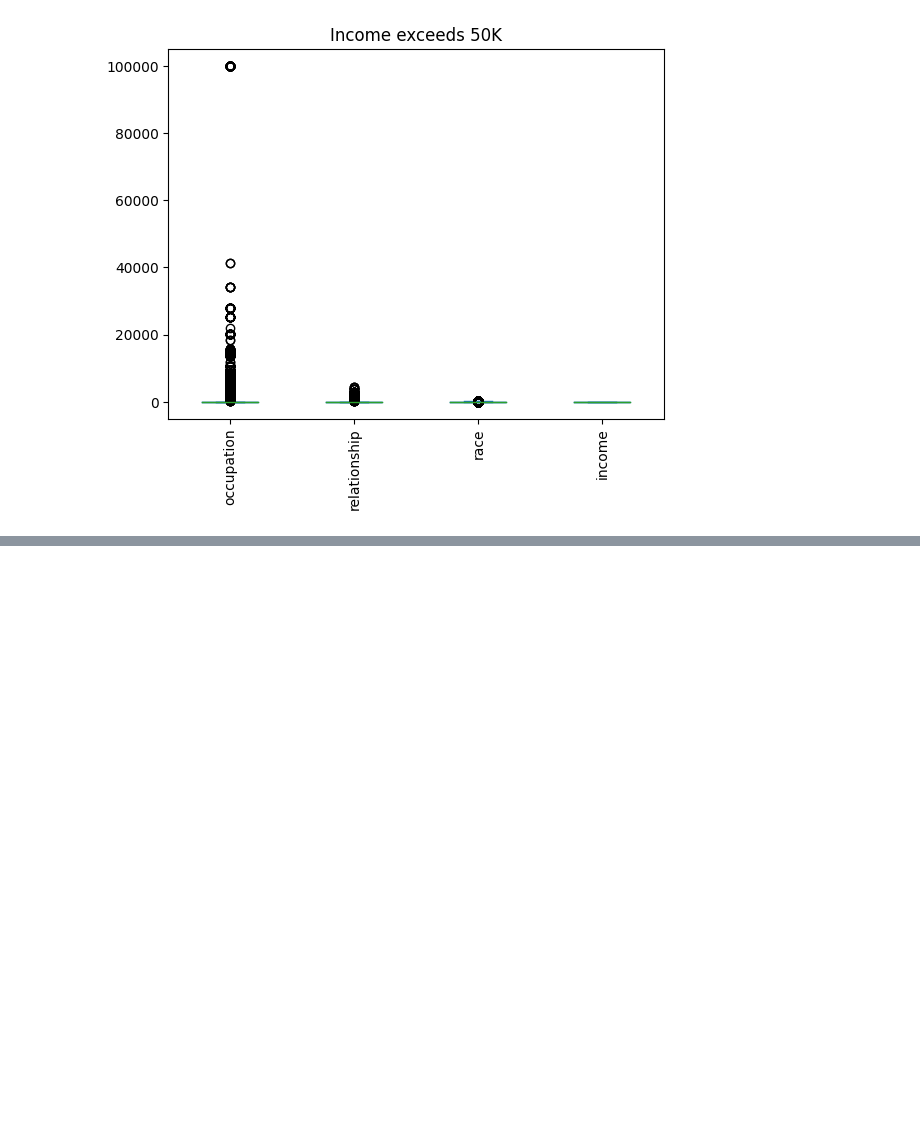
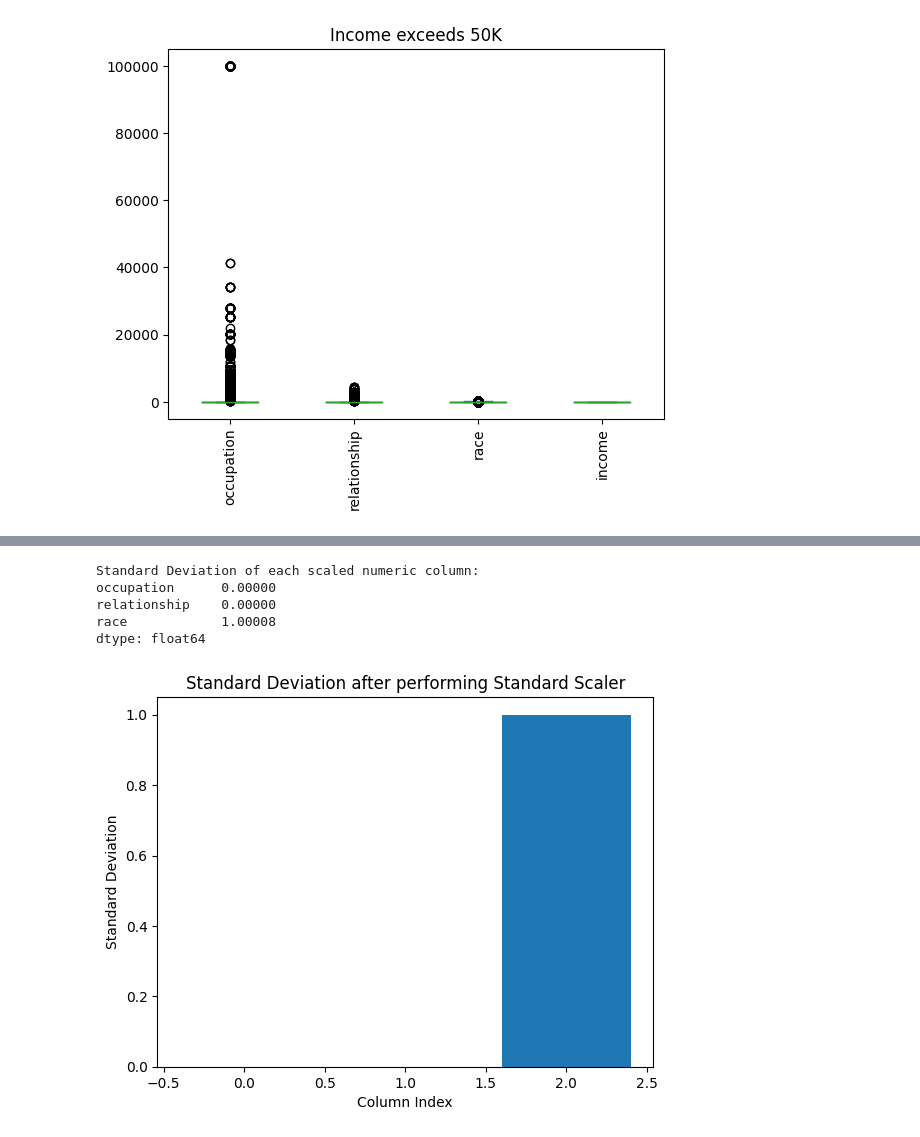
Before and after one commit to nikoyasam/MachineLearningCW, a Jupyter notebook: machine learninng/naive bayes model new.ipynb, the cells around one changed output, grey strips where cells are left out. Cells and saved outputs as stored; diff of their text form; code cells hidden in the pictures; blank space fills up the shorter version.

```diff
--- a/machine learninng/naive bayes model new.ipynb
+++ b/machine learninng/naive bayes model new.ipynb
@@ -113,0 +274,18 @@ plt.show()
+# %%
+from sklearn.preprocessing import StandardScaler
+
+# Initialize the StandardScaler
+scaler = StandardScaler()
+
+# Fit and transform the numeric columns using StandardScaler
+scaled_data = scaler.fit_transform(numeric_columns)
+
+# Create a DataFrame with the scaled data
+scaled_df = pd.DataFrame(scaled_data, columns=numeric_columns.columns)
+
+# Concatenate the scaled numeric columns with non-numeric columns
+final_scaled_data = pd.concat([scaled_df, df2.select_dtypes(exclude=['int64', 'float64'])], axis=1)
+
+# Display the dataset after standard scaling
+print("Dataset after standard scaling:")
+(final_scaled_data)
@@ -113,0 +307,24 @@ plt.show()
+# %%
+# Select only the scaled numeric columns
+scaled_numeric_columns = final_scaled_data.select_dtypes(include=['int64', 'float64'])
+
+# Calculate the standard deviation of scaled numeric columns
+std_deviation_scaled = scaled_numeric_columns.std()
+
+# Display the standard deviation for each scaled numeric column
+print("Standard Deviation of each scaled numeric column:")
+print(std_deviation_scaled)
+
+# Plot the standard deviation of all columns
+plt.bar(range(len(std_deviation_scaled)), std_deviation_scaled)
+plt.title("Standard Deviation after performing Standard Scaler")
+plt.xlabel("Column Index")
+plt.ylabel("Standard Deviation")
+plt.show()
+# %% [output]
+Standard Deviation of each scaled numeric column:
+occupation      0.00000
+relationship    0.00000
+race            1.00008
+dtype: float64
+[figure, added]
```
Also changed, not shown: parts of 16 cells of this notebook.
